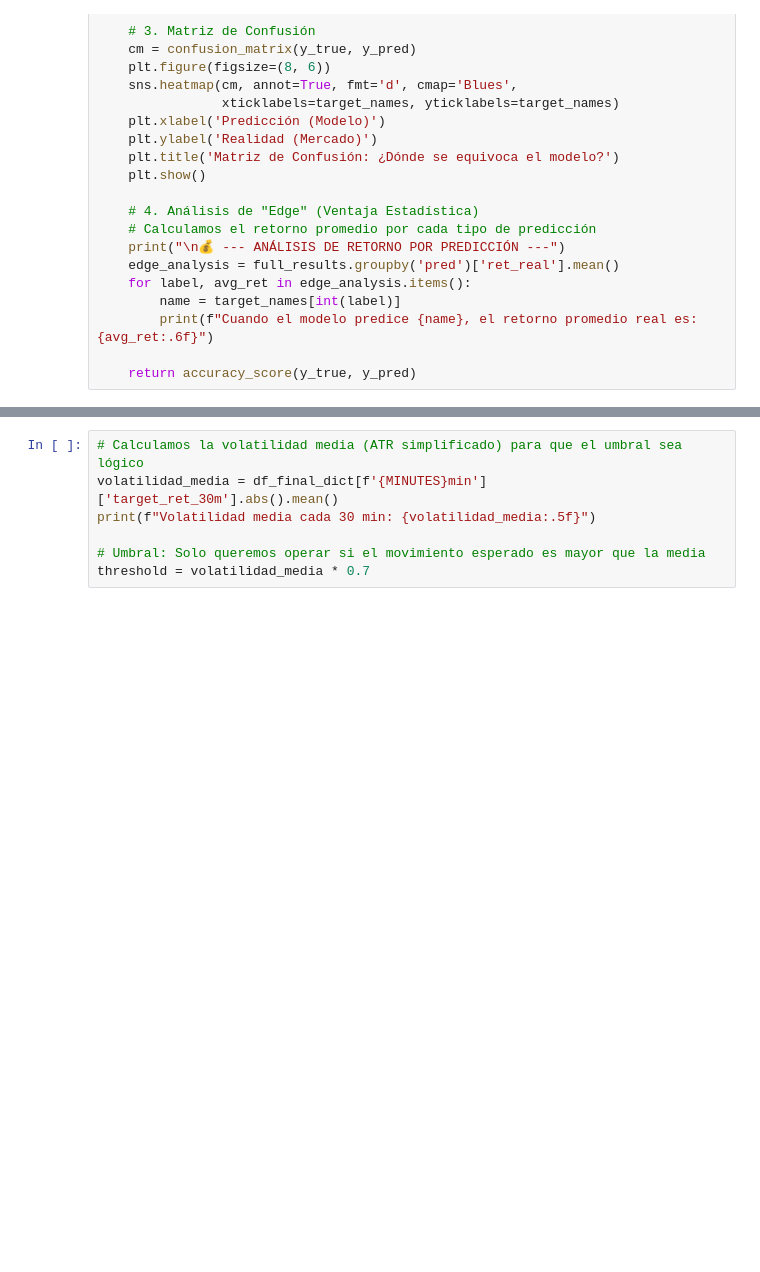
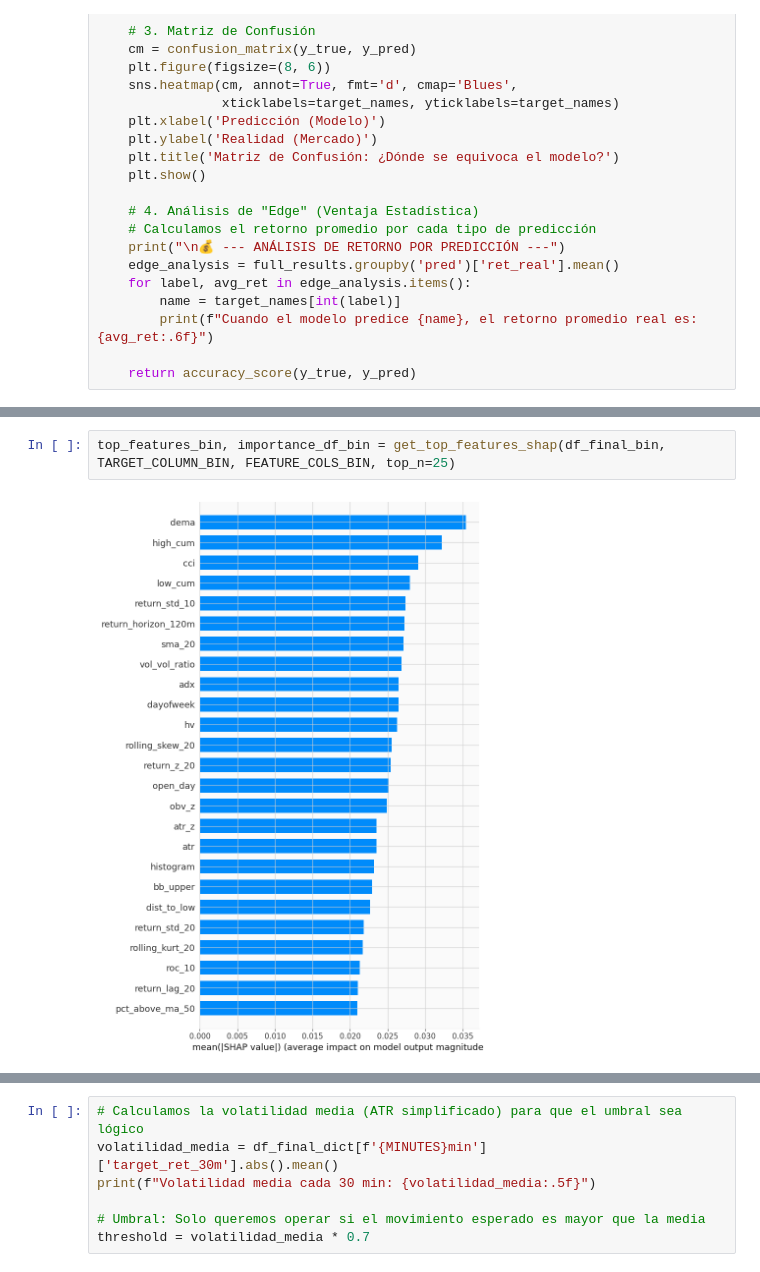
Before and after one commit to LijunZhou000/ML-Algorithmic-Trading, a Jupyter notebook: TradingBots/limipio/limpio.ipynb, the cells around one changed output, grey strips where cells are left out. Saved outputs shown, nothing was run; the diff lists cells and outputs as text; blank space fills up the shorter version.

```diff
--- a/TradingBots/limipio/limpio.ipynb
+++ b/TradingBots/limipio/limpio.ipynb
@@ -242,0 +306,4 @@ plot_trading_results(result_torch)
+# %%
+top_features_bin, importance_df_bin = get_top_features_shap(df_final_bin, TARGET_COLUMN_BIN, FEATURE_COLS_BIN, top_n=25)
+# %% [output]
+[figure, added]
```
Also changed, not shown: parts of 17 cells of this notebook.
